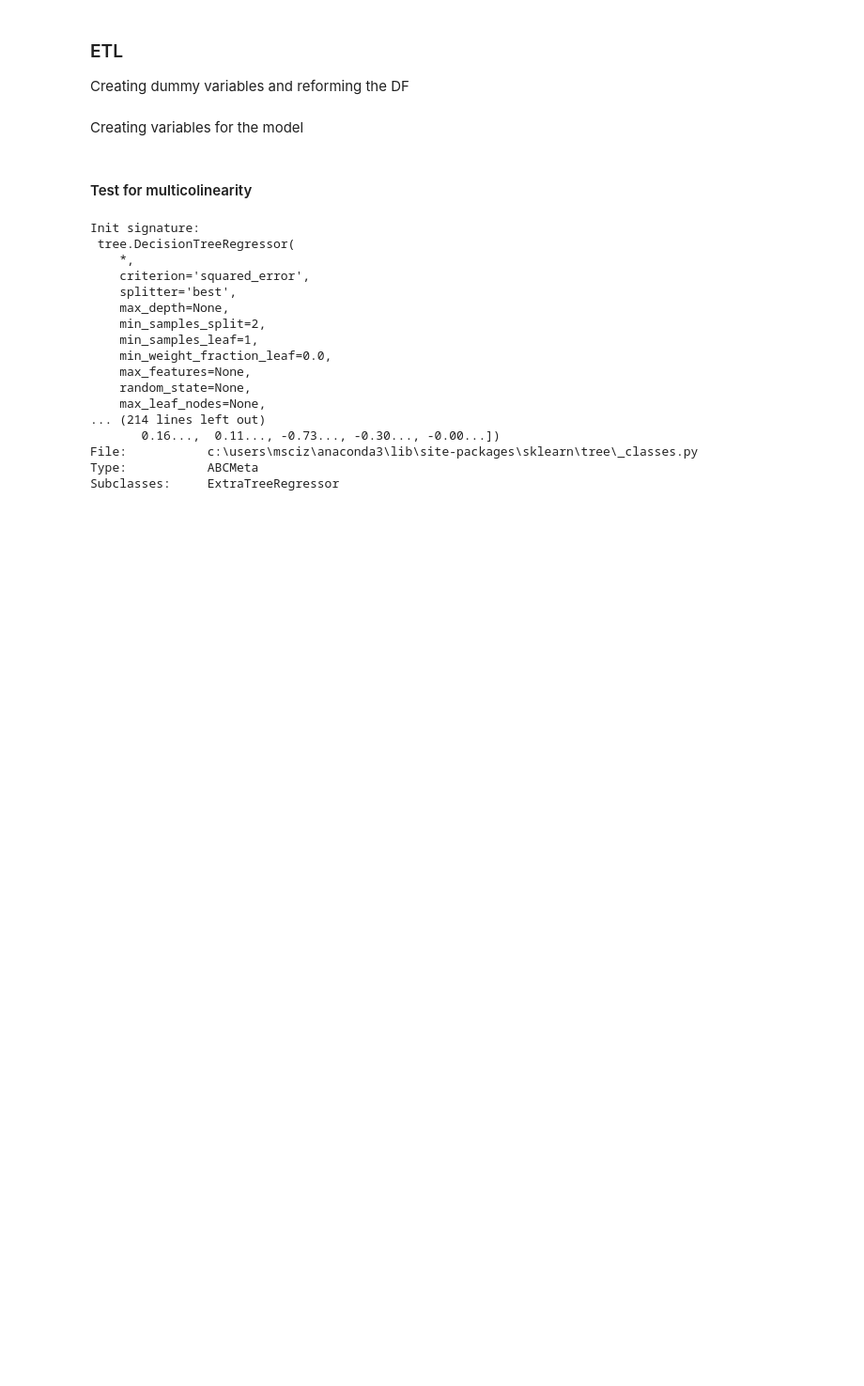
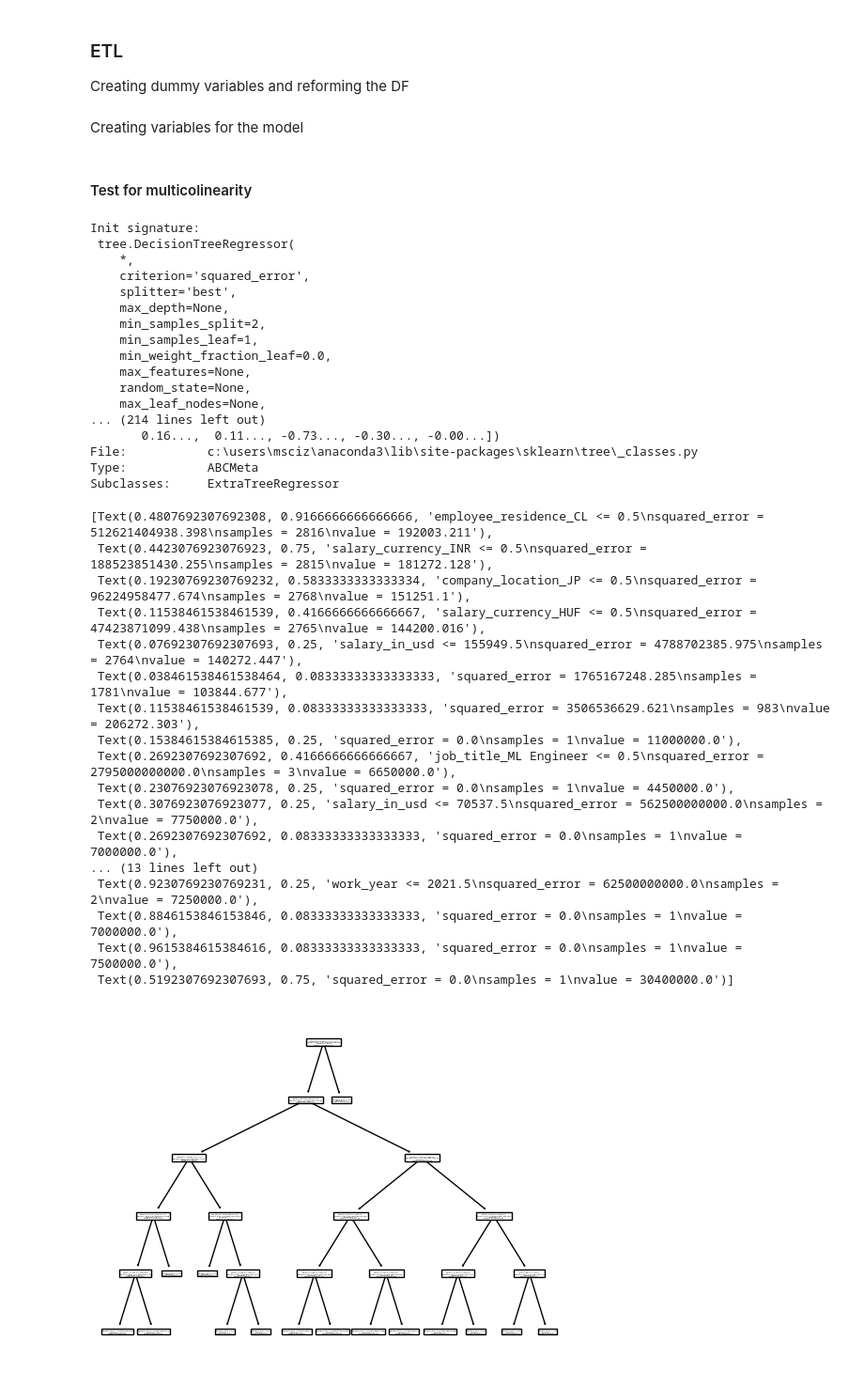
Before and after one commit to Visrael24/RATML, a Jupyter notebook: Matts_workspace/ds_salaries.ipynb, the cells around one changed output. Shown: that part at 94% size. Cells and saved outputs as stored; diff of their text form; code cells hidden in the pictures; blank space fills up the shorter version.

```diff
--- a/Matts_workspace/ds_salaries.ipynb
+++ b/Matts_workspace/ds_salaries.ipynb
@@ -136,8 +136,27 @@ Subclasses:     ExtraTreeRegressor
 # %%
 dtree = tree.DecisionTreeRegressor(max_depth = 5)
 dtree= dtree.fit(Xt, Yt)
-# features = XS.columns
-# tree.plot_tree(dtree, feature_names = features)
+features = XS.columns
+tree.plot_tree(dtree, feature_names = features)
+# %% [output]
+[Text(0.4807692307692308, 0.9166666666666666, 'employee_residence_CL <= 0.5\nsquared_error = 512621404938.398\nsamples = 2816\nvalue = 192003.211'),
+ Text(0.4423076923076923, 0.75, 'salary_currency_INR <= 0.5\nsquared_error = 188523851430.255\nsamples = 2815\nvalue = 181272.128'),
+ Text(0.19230769230769232, 0.5833333333333334, 'company_location_JP <= 0.5\nsquared_error = 96224958477.674\nsamples = 2768\nvalue = 151251.1'),
+ Text(0.11538461538461539, 0.4166666666666667, 'salary_currency_HUF <= 0.5\nsquared_error = 47423871099.438\nsamples = 2765\nvalue = 144200.016'),
+ Text(0.07692307692307693, 0.25, 'salary_in_usd <= 155949.5\nsquared_error = 4788702385.975\nsamples = 2764\nvalue = 140272.447'),
+ Text(0.038461538461538464, 0.08333333333333333, 'squared_error = 1765167248.285\nsamples = 1781\nvalue = 103844.677'),
+ Text(0.11538461538461539, 0.08333333333333333, 'squared_error = 3506536629.621\nsamples = 983\nvalue = 206272.303'),
+ Text(0.15384615384615385, 0.25, 'squared_error = 0.0\nsamples = 1\nvalue = 11000000.0'),
+ Text(0.2692307692307692, 0.4166666666666667, 'job_title_ML Engineer <= 0.5\nsquared_error = 2795000000000.0\nsamples = 3\nvalue = 6650000.0'),
+ Text(0.23076923076923078, 0.25, 'squared_error = 0.0\nsamples = 1\nvalue = 4450000.0'),
+ Text(0.3076923076923077, 0.25, 'salary_in_usd <= 70537.5\nsquared_error = 562500000000.0\nsamples = 2\nvalue = 7750000.0'),
+ Text(0.2692307692307692, 0.08333333333333333, 'squared_error = 0.0\nsamples = 1\nvalue = 7000000.0'),
+... (13 lines left out)
+ Text(0.9230769230769231, 0.25, 'work_year <= 2021.5\nsquared_error = 62500000000.0\nsamples = 2\nvalue = 7250000.0'),
+ Text(0.8846153846153846, 0.08333333333333333, 'squared_error = 0.0\nsamples = 1\nvalue = 7000000.0'),
+ Text(0.9615384615384616, 0.08333333333333333, 'squared_error = 0.0\nsamples = 1\nvalue = 7500000.0'),
+ Text(0.5192307692307693, 0.75, 'squared_error = 0.0\nsamples = 1\nvalue = 30400000.0')]
+[figure, added]
 # %%
 dtree.score(Xe, Ye)
 # %% [output]
```
Also changed, not shown: parts of 3 cells of this notebook, 1 other file.
